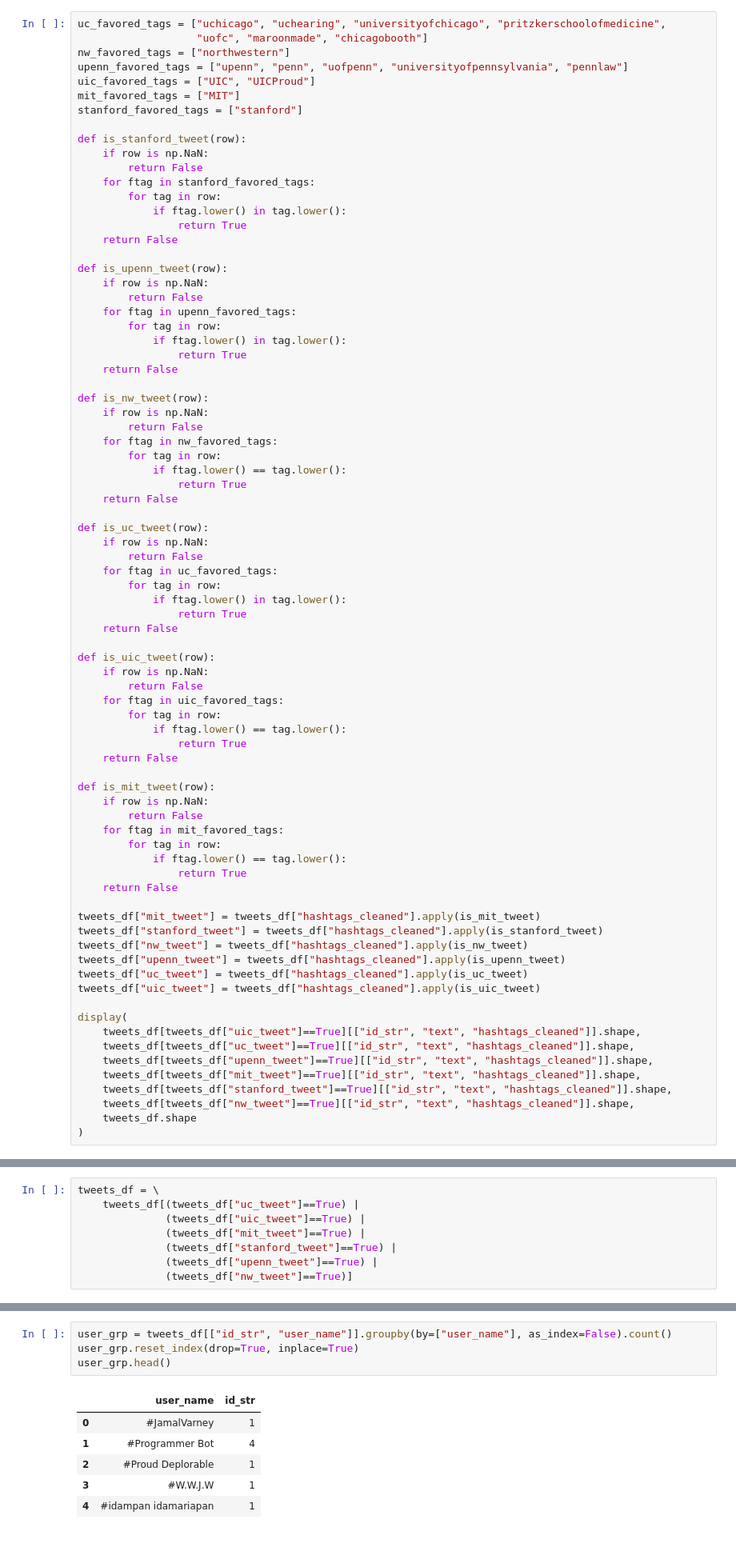
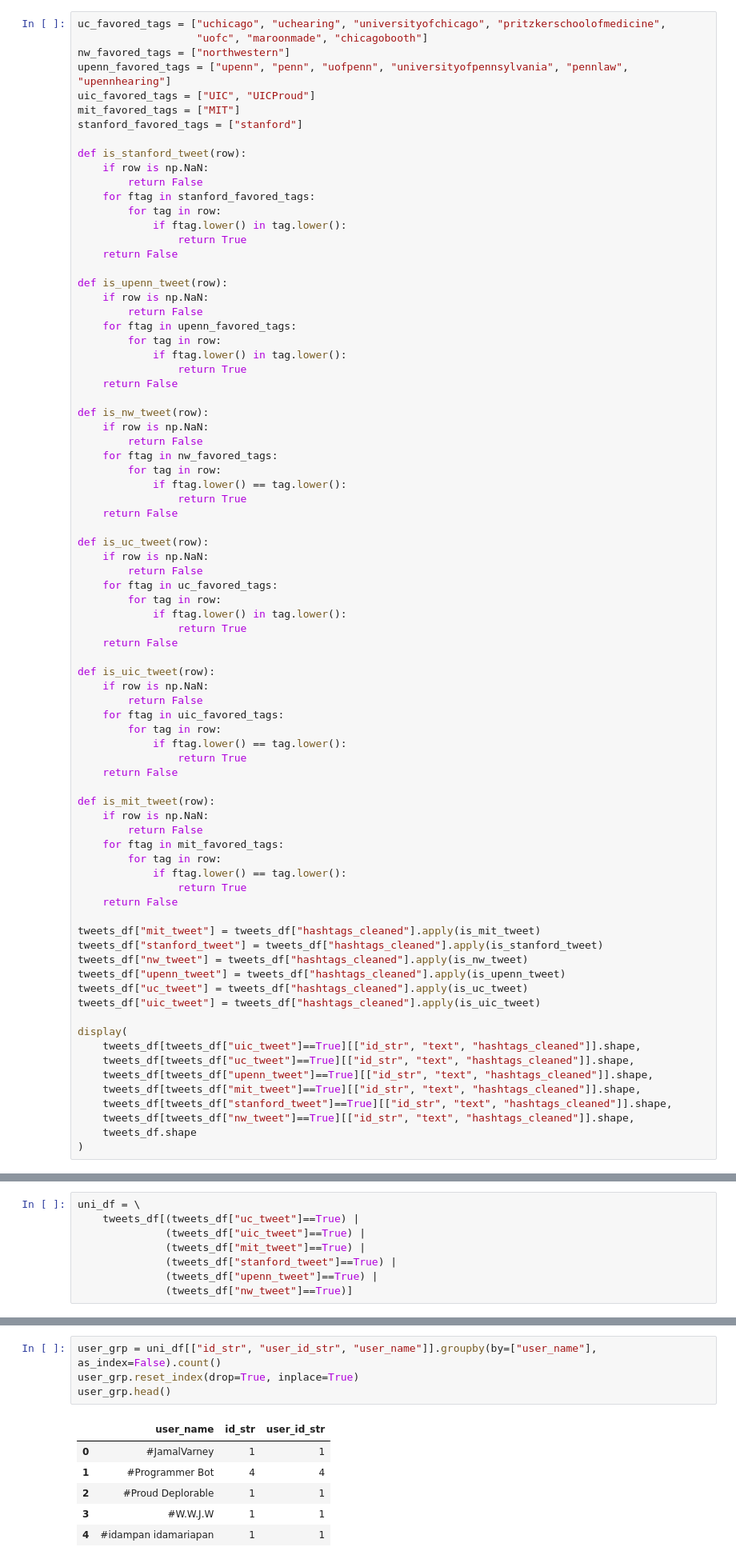
Before and after one commit to DoinGodsWork37/BigDataEngg, a Jupyter notebook: final_project/EDA.ipynb, the cells around one changed output, grey strips where cells are left out. Shown: that part at 80% size. Drawn from its saved outputs; the diff is of its cells as text.

```diff
--- a/final_project/EDA.ipynb
+++ b/final_project/EDA.ipynb
@@ -69,7 +69,7 @@ tweets_df['hashtags_cleaned']=tweets_df['hashtags_cleaned'].apply(le)
 uc_favored_tags = ["uchicago", "uchearing", "universityofchicago", "pritzkerschoolofmedicine",
                    "uofc", "maroonmade", "chicagobooth"]
 nw_favored_tags = ["northwestern"]
-upenn_favored_tags = ["upenn", "penn", "uofpenn", "universityofpennsylvania", "pennlaw"]
+upenn_favored_tags = ["upenn", "penn", "uofpenn", "universityofpennsylvania", "pennlaw", "upennhearing"]
 uic_favored_tags = ["UIC", "UICProud"]
 mit_favored_tags = ["MIT"]
 stanford_favored_tags = ["stanford"]
@@ -153,7 +153,7 @@ display(
 (214, 3)
 (1048947, 26)
 # %%
-tweets_df = \
+uni_df = \
     tweets_df[(tweets_df["uc_tweet"]==True) |
               (tweets_df["uic_tweet"]==True) |
               (tweets_df["mit_tweet"]==True) |
@@ -191,14 +197,14 @@ How many users do we have in this glorious subsample?
 # %%
-user_grp = tweets_df[["id_str", "user_name"]].groupby(by=["user_name"], as_index=False).count()
+user_grp = uni_df[["id_str", "user_id_str", "user_name"]].groupby(by=["user_name"], as_index=False).count()
 user_grp.reset_index(drop=True, inplace=True)
 user_grp.head()
 # %% [output]
-|  | user_name | id_str |
-| 0 | #JamalVarney | 1 |
-| 1 | #Programmer Bot | 4 |
-| 2 | #Proud Deplorable | 1 |
-| 3 | #W.W.J.W | 1 |
-| 4 | #idampan idamariapan | 1 |
+|  | user_name | id_str | user_id_str |
+| 0 | #JamalVarney | 1 | 1 |
+| 1 | #Programmer Bot | 4 | 4 |
+| 2 | #Proud Deplorable | 1 | 1 |
+| 3 | #W.W.J.W | 1 | 1 |
+| 4 | #idampan idamariapan | 1 | 1 |
 # %%
 user_subset = user_grp[user_grp["id_str"] > 10]
 user_subset.reset_index(drop=True, inplace=True)
```
Also changed, not shown: parts of 15 cells of this notebook.
